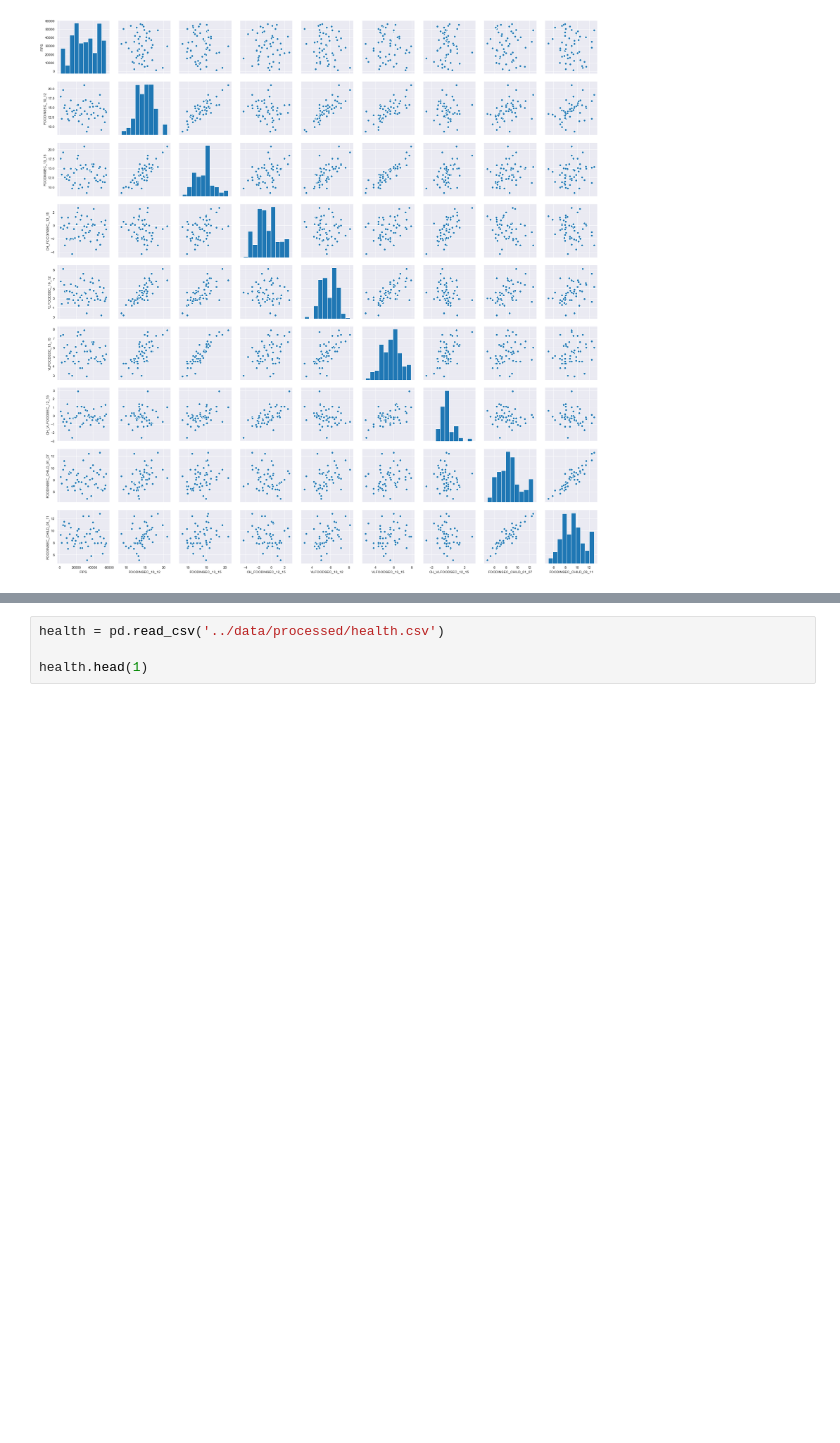
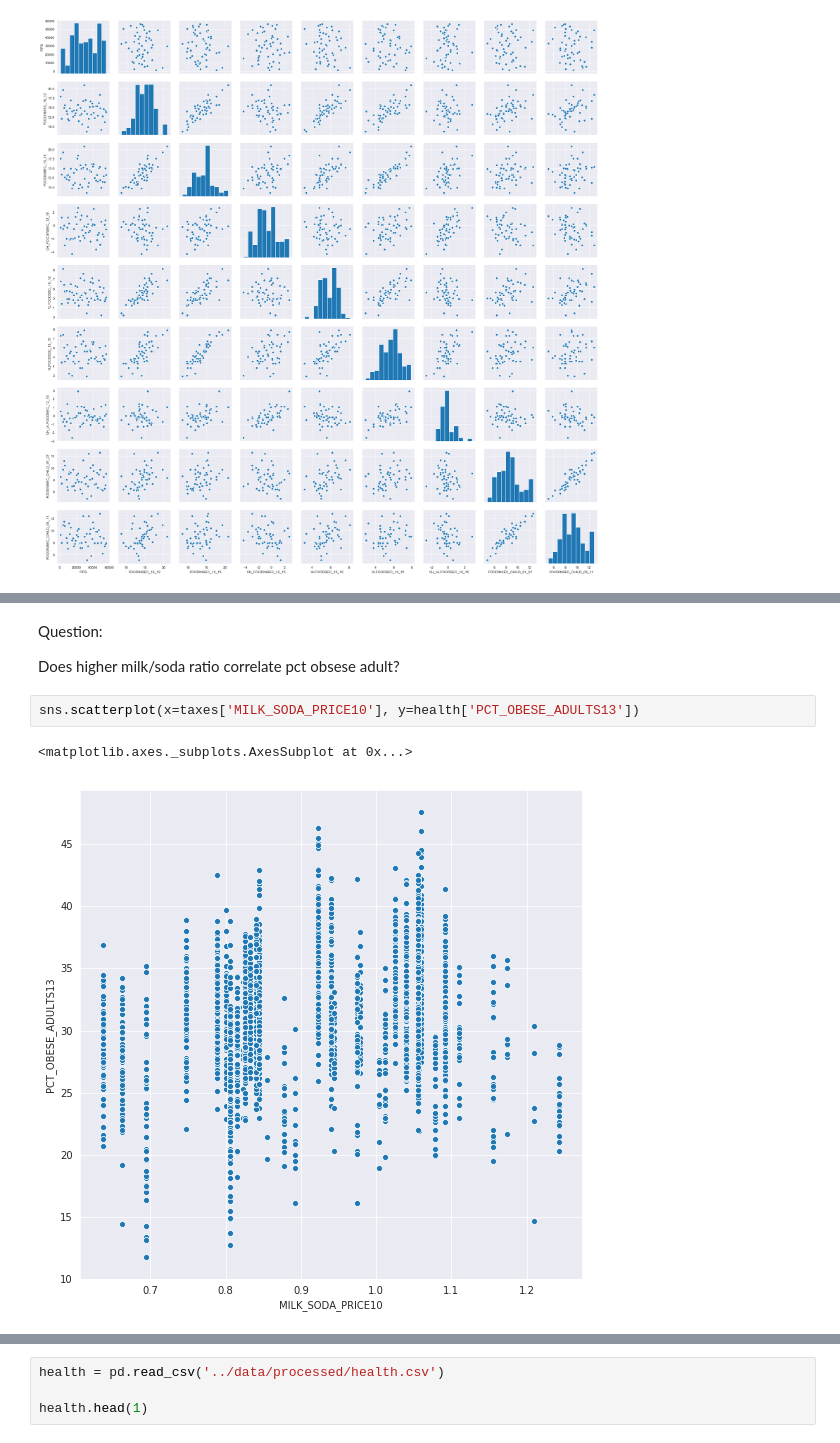
Before and after one commit to chriscross00/projects, a Jupyter notebook: food_security/notebooks/eda.ipynb, the cells around one changed output, grey strips where cells are left out. Cells and saved outputs as stored; diff of their text form; blank space fills up the shorter version.

```diff
--- a/food_security/notebooks/eda.ipynb
+++ b/food_security/notebooks/eda.ipynb
@@ -166,0 +182,9 @@ taxes.head(1)
+# %% [markdown]
+Question:
+
+Does higher milk/soda ratio correlate pct obsese adult?
+# %%
+sns.scatterplot(x=taxes['MILK_SODA_PRICE10'], y=health['PCT_OBESE_ADULTS13'])
+# %% [output]
+<matplotlib.axes._subplots.AxesSubplot at 0x...>
+[figure, added]
```
Also changed, not shown: parts of 11 cells of this notebook, 2 other files.
